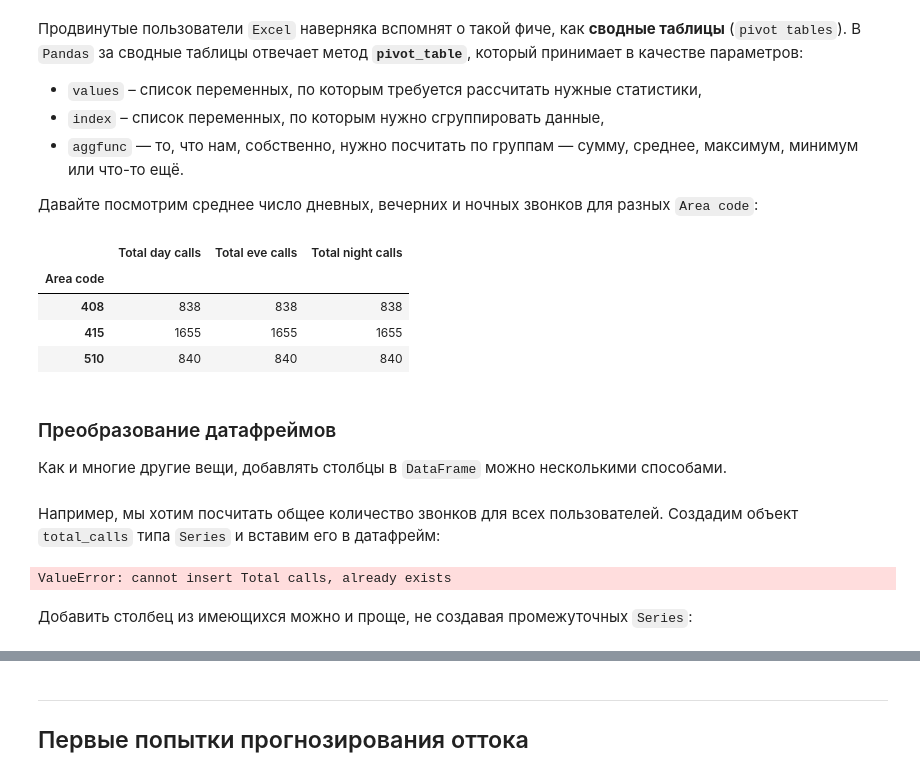
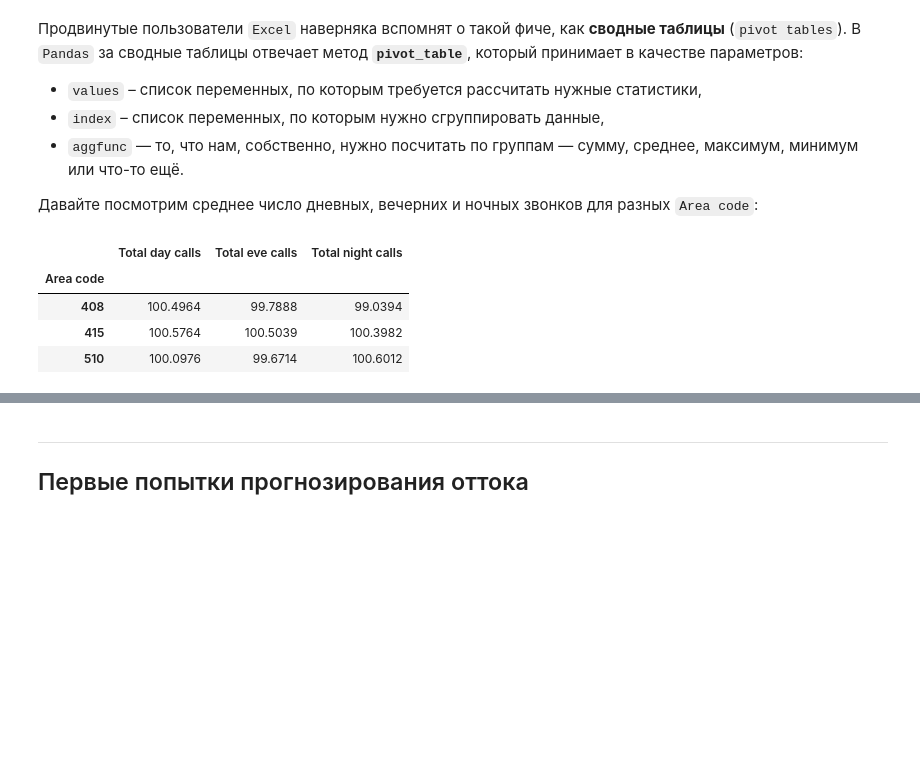
Before and after one commit to samstikhin/mlmathmech, a Jupyter notebook: sem02/Pandas.ipynb, the cells around one changed output, grey strips where cells are left out. Cells and saved outputs as stored; diff of their text form; code cells hidden in the pictures; blank space fills up the shorter version.

```diff
--- a/sem02/Pandas.ipynb
+++ b/sem02/Pandas.ipynb
@@ -412,0 +484,3 @@ Name: Churn, Length: 3333, dtype: int64
+# %%
+pd.set_option('display.max_columns', 5)
+pd.set_option('display.max_rows', 2)
@@ -412,0 +497,3 @@ Name: Churn, Length: 3333, dtype: int64
+# %%
+pd.set_option('display.max_columns', 20)
+pd.set_option('display.max_rows', 10)
@@ -598,4 +860,0 @@ df[df['State'].apply(lambda state: state[0] == 'W')].head()
-# %%
-d = {'No' : False, 'Yes' : True}
-df['International plan'] = df['International plan'].map(d)
-df.head()
@@ -611,3 +860,0 @@ df.head()
-# %%
-df = df.replace({'Voice mail plan': d})
-df.head()
@@ -692,27 +889,10 @@ pd.crosstab(df['Churn'], df['Voice mail plan'], normalize=True)
 # %%
 df.pivot_table(values = ['Total day calls', 'Total eve calls', 'Total night calls'],
                index = ['Area code'],
-               aggfunc= lambda X: len(X))
+               aggfunc= lambda X: X.mean()) # можно запихать любую агрегирующую функцию
 # %% [output]
 |  | Total day calls | Total eve calls | Total night calls |
 | Area code |  |  |  |
-| 408 | 838 | 838 | 838 |
-| 415 | 1655 | 1655 | 1655 |
-| 510 | 840 | 840 | 840 |
+| 408 | 100.4964 | 99.7888 | 99.0394 |
+| 415 | 100.5764 | 100.5039 | 100.3982 |
+| 510 | 100.0976 | 99.6714 | 100.6012 |
-# %% [markdown]
-### Преобразование датафреймов
-
-Как и многие другие вещи, добавлять столбцы в `DataFrame` можно несколькими способами.
-# %% [markdown]
-Например, мы хотим посчитать общее количество звонков для всех пользователей. Создадим объект `total_calls` типа `Series` и вставим его в датафрейм:
-# %%
-total_calls = df['Total day calls'] + df['Total eve calls'] + \
-              df['Total night calls'] + df['Total intl calls']
-df.insert(loc=2, column='Total calls', value=total_calls)
-# loc - номер столбца, после которого нужно вставить данный Series
-# мы указали len(df.columns), чтобы вставить его в самом конце
-df.head()
-# %% [output]
-ValueError: cannot insert Total calls, already exists
-# %% [markdown]
-Добавить столбец из имеющихся можно и проще, не создавая промежуточных `Series`:
```
Also changed, not shown: parts of 246 cells of this notebook, 12 other files.
